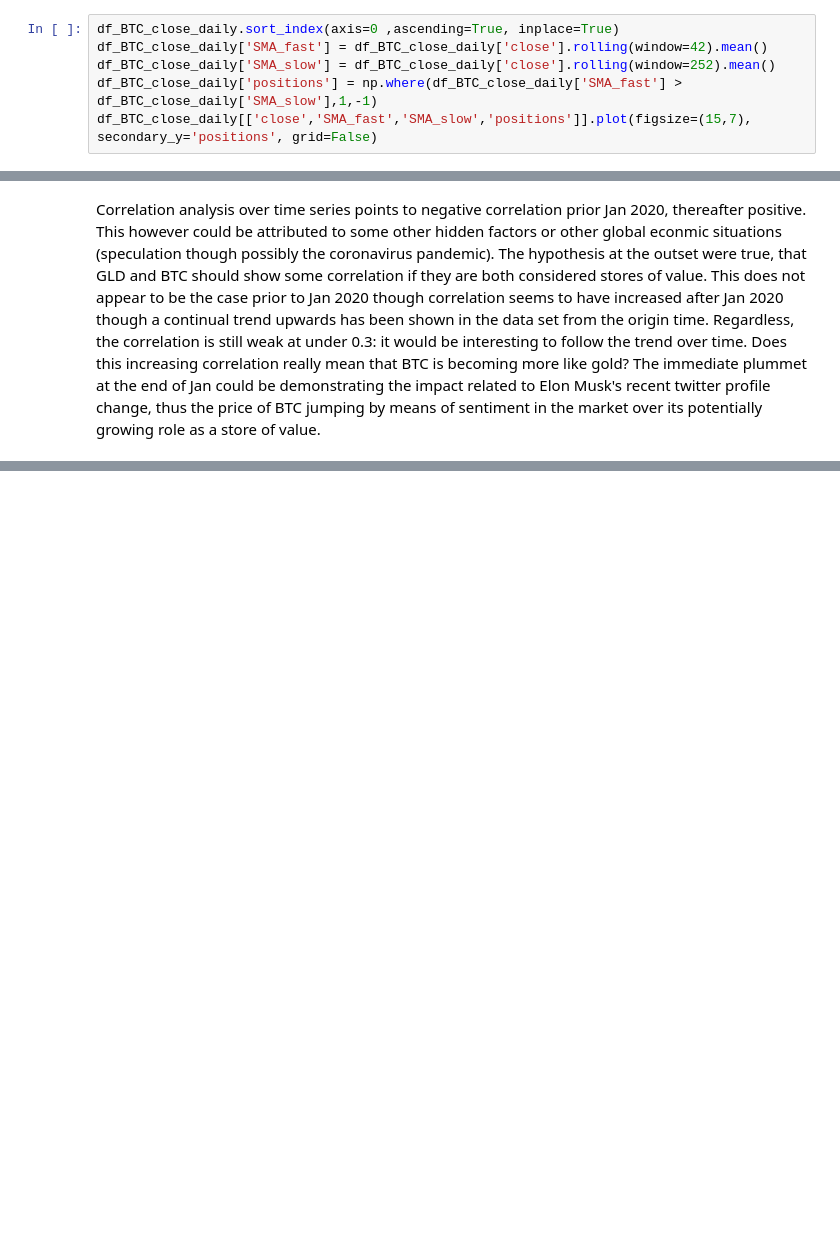
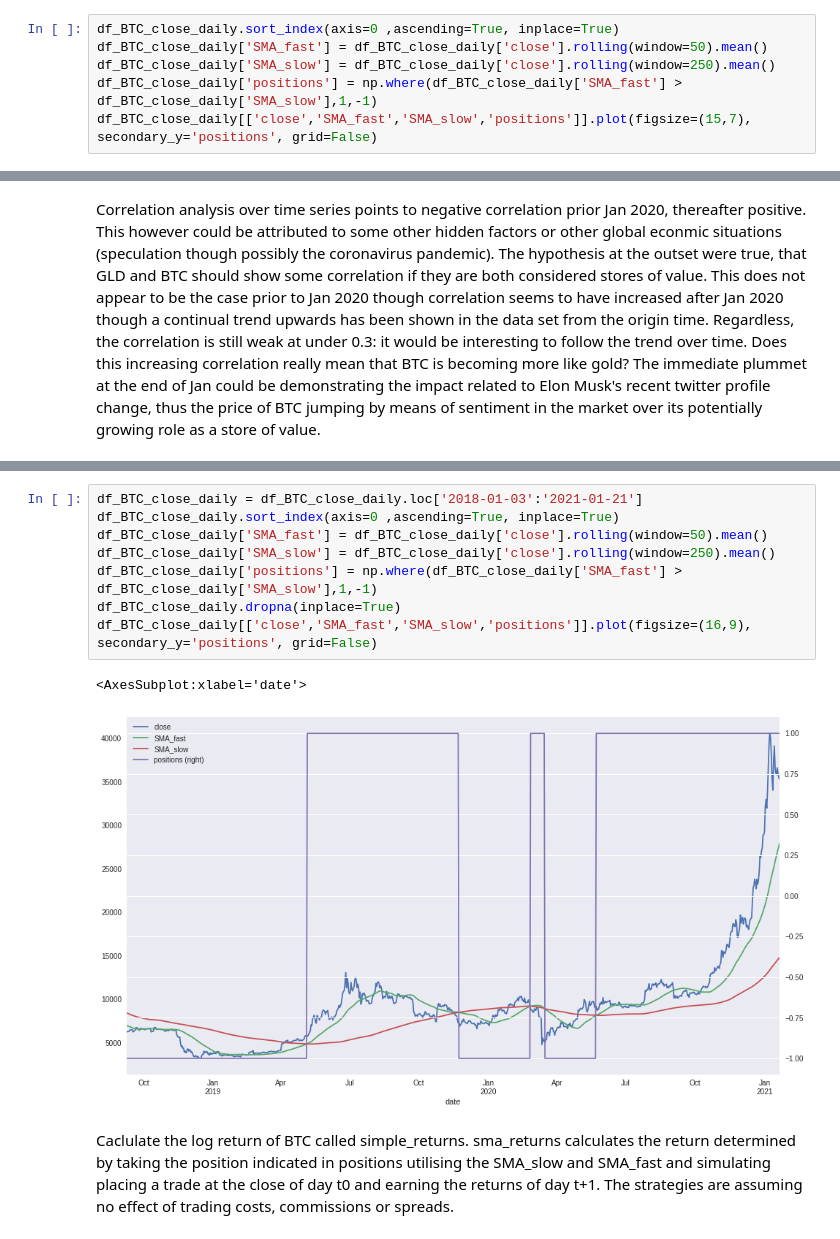
Before and after one commit to rsiwicki/rock_dex, a Jupyter notebook: blockchain_labs_rockdex.ipynb, the cells around one changed output, grey strips where cells are left out. Cells and saved outputs as stored; diff of their text form; blank space fills up the shorter version.

Commit message:
returns of trading

```diff
--- a/blockchain_labs_rockdex.ipynb
+++ b/blockchain_labs_rockdex.ipynb
@@ -244,8 +244,8 @@ plyo.iplot(
 In the section that follows we utilise a simple method from Hilpisch (2020) that utilises a fast and slow Simple Moving Average (SMA) to indicate Buy Sell signals. In this case when the Fast SMA trendline moves over the Slow SMA trendline a long position in BTC is indicated. The general trend of BTC has been to move upwards within this time frame, though as a basic signal this indicator looks like it would have been positive if what simplistic.
 # %%
 df_BTC_close_daily.sort_index(axis=0 ,ascending=True, inplace=True)
-df_BTC_close_daily['SMA_fast'] = df_BTC_close_daily['close'].rolling(window=42).mean()
-df_BTC_close_daily['SMA_slow'] = df_BTC_close_daily['close'].rolling(window=252).mean()
+df_BTC_close_daily['SMA_fast'] = df_BTC_close_daily['close'].rolling(window=50).mean()
+df_BTC_close_daily['SMA_slow'] = df_BTC_close_daily['close'].rolling(window=250).mean()
 df_BTC_close_daily['positions'] = np.where(df_BTC_close_daily['SMA_fast'] > df_BTC_close_daily['SMA_slow'],1,-1)
 df_BTC_close_daily[['close','SMA_fast','SMA_slow','positions']].plot(figsize=(15,7), secondary_y='positions', grid=False)
 # %% [output]
@@ -429,0 +439,13 @@ Correlation analysis over time series points to negative correlation prior Jan 2
+# %%
+df_BTC_close_daily = df_BTC_close_daily.loc['2018-01-03':'2021-01-21']
+df_BTC_close_daily.sort_index(axis=0 ,ascending=True, inplace=True)
+df_BTC_close_daily['SMA_fast'] = df_BTC_close_daily['close'].rolling(window=50).mean()
+df_BTC_close_daily['SMA_slow'] = df_BTC_close_daily['close'].rolling(window=250).mean()
+df_BTC_close_daily['positions'] = np.where(df_BTC_close_daily['SMA_fast'] > df_BTC_close_daily['SMA_slow'],1,-1)
+df_BTC_close_daily.dropna(inplace=True)
+df_BTC_close_daily[['close','SMA_fast','SMA_slow','positions']].plot(figsize=(16,9), secondary_y='positions', grid=False)
+# %% [output]
+<AxesSubplot:xlabel='date'>
+[figure, added]
+# %% [markdown]
+Caclulate the log return of BTC called simple_returns. sma_returns calculates the return determined by taking the position indicated in positions utilising the SMA_slow and SMA_fast and simulating placing a trade at the close of day t0 and earning the returns of day t+1. The strategies are assuming no effect of trading costs, commissions or spreads.
```
Also changed, not shown: parts of 9 cells of this notebook.
